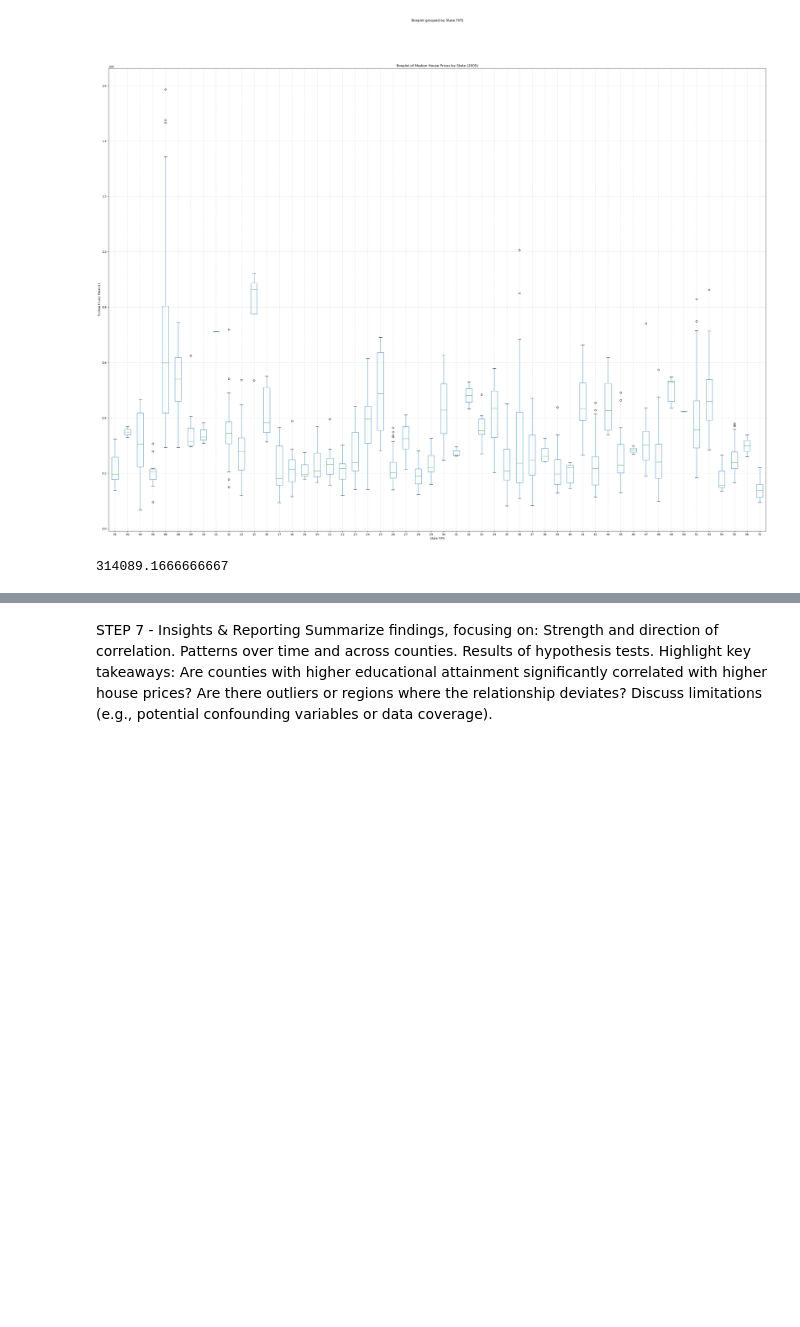
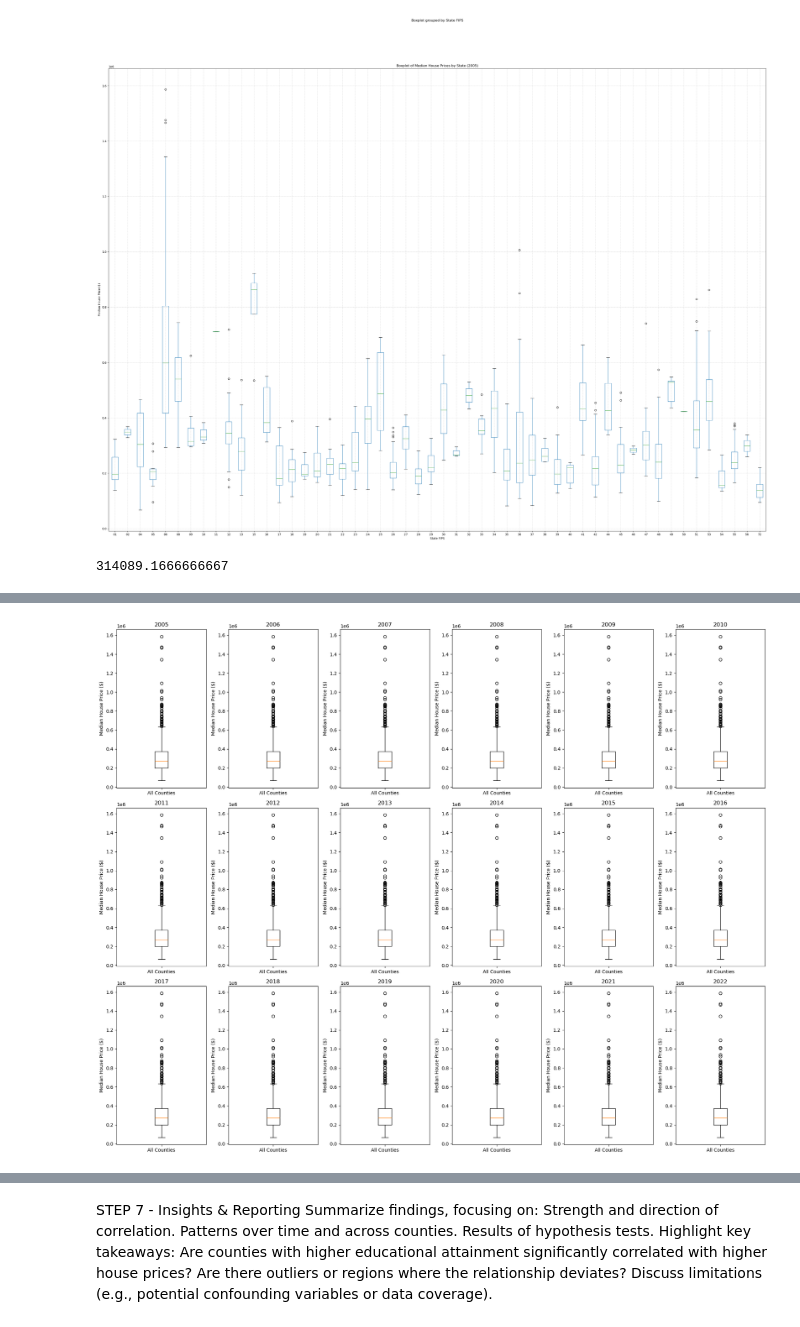
Before and after one commit to melanieliao/Project-1, a Jupyter notebook: Census_Data_Education_JT.ipynb, the cells around one changed output, grey strips where cells are left out. Saved outputs shown, nothing was run; the diff lists cells and outputs as text; code cells hidden in the pictures; blank space fills up the shorter version.

```diff
--- a/Census_Data_Education_JT.ipynb
+++ b/Census_Data_Education_JT.ipynb
@@ -415,0 +558,29 @@ print(f"T-test p-value: {p_value}")
+# %%
+#THIS IS THE SAME ANALYSIS AS ABOVE BUT FOR EACH YEAR, AND WILL CHANGE ONCE WEFIX OUR DATA ISSUE
+
+years = range(2005, 2023)
+
+# Set up a figure with subplots (one for each year)
+fig, axes = plt.subplots(nrows=3, ncols=6, figsize=(20, 16))
+
+# Flatten axes array for easier iteration
+axes = axes.flatten()
+
+# Loop through each year and create a box plot for that year
+for i, year in enumerate(years):
+    # Filter data for the specific year using the 'Year' column
+    year_data = clean_data_df[clean_data_df['Year'] == year]
+
+    # Create the boxplot for 'Median House Price ($)' for this year
+    axes[i].boxplot(year_data['Median House Price ($)'])
+
+    # Set the title and labels for the subplot
+    axes[i].set_title(f'{year}')
+    axes[i].set_ylabel('Median House Price ($)')
+    axes[i].set_xticklabels(['All Counties'])
+
+# Adjust layout to prevent overlapping
+plt.tight_layout()
+plt.show()
+# %% [output]
+[figure, added]
```
Also changed, not shown: parts of 14 cells of this notebook, 2 other files.
